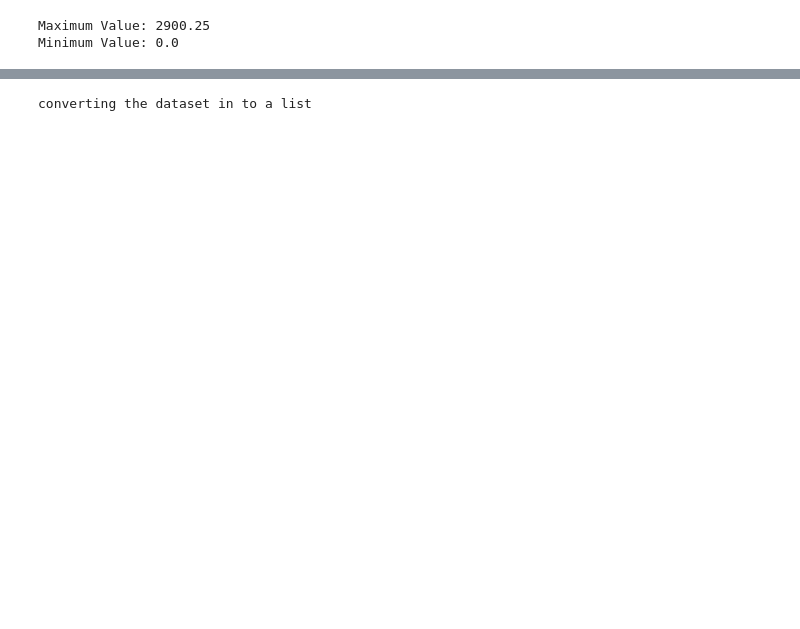
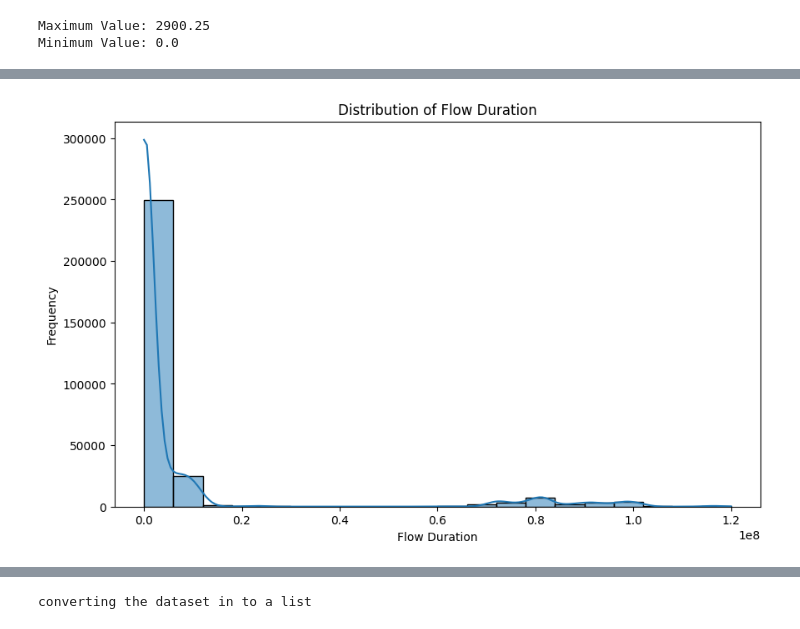
Before and after one commit to Kavindu-coding/itemsetmining, a Jupyter notebook: Main.ipynb, the cells around one changed output, grey strips where cells are left out. Saved outputs shown, nothing was run; the diff lists cells and outputs as text; code cells hidden in the pictures; blank space fills up the shorter version.

```diff
--- a/Main.ipynb
+++ b/Main.ipynb
@@ -91,0 +88,21 @@ df['Bwd Packets Category'] = df['Bwd Packets Normalized'].apply(lambda x: catego
+# %%
+import numpy as np
+# Define ranges for categorization
+category_ranges = {
+    'Bwd_low': (0, 1000.00),
+    'Bwd_medium': (1001.00, 2000.00),
+    'Bwd_high': (2001.00, 3000.00),
+    'Bwd_very_high': (3001.00, np.inf)
+}
+
+# Function to categorize values based on ranges
+def categorize_value(value, ranges):
+    if pd.isnull(value):
+        return 'Bwd_low'  # Treat NaN values as 'low'
+    for category, (lower, upper) in ranges.items():
+        if lower <= value <= upper:
+            return category
+    return 'unknown'
+
+# Apply categorization to 'Bwd Packets Normalized' column
+downsampled_df['Bwd Packets Category'] = downsampled_df['Bwd Packets Normalized'].apply(lambda x: categorize_value(x, category_ranges))
@@ -91,0 +122,18 @@ df['Bwd Packets Category'] = df['Bwd Packets Normalized'].apply(lambda x: catego
+# %%
+import matplotlib.pyplot as plt
+import seaborn as sns
+
+# Define the number of bins (ranges) for the histogram
+num_bins = 20  # You can adjust this based on your preference
+
+# Create a histogram
+plt.figure(figsize=(10, 6))
+sns.histplot(downsampled_df[' Flow Duration'], bins=num_bins, kde=True)
+plt.title('Distribution of Flow Duration')
+plt.xlabel('Flow Duration')
+plt.ylabel('Frequency')
+
+# Show plot
+plt.show()
+# %% [output]
+[figure, added]
```
Also changed, not shown: parts of 23 cells of this notebook, 3 other files.
